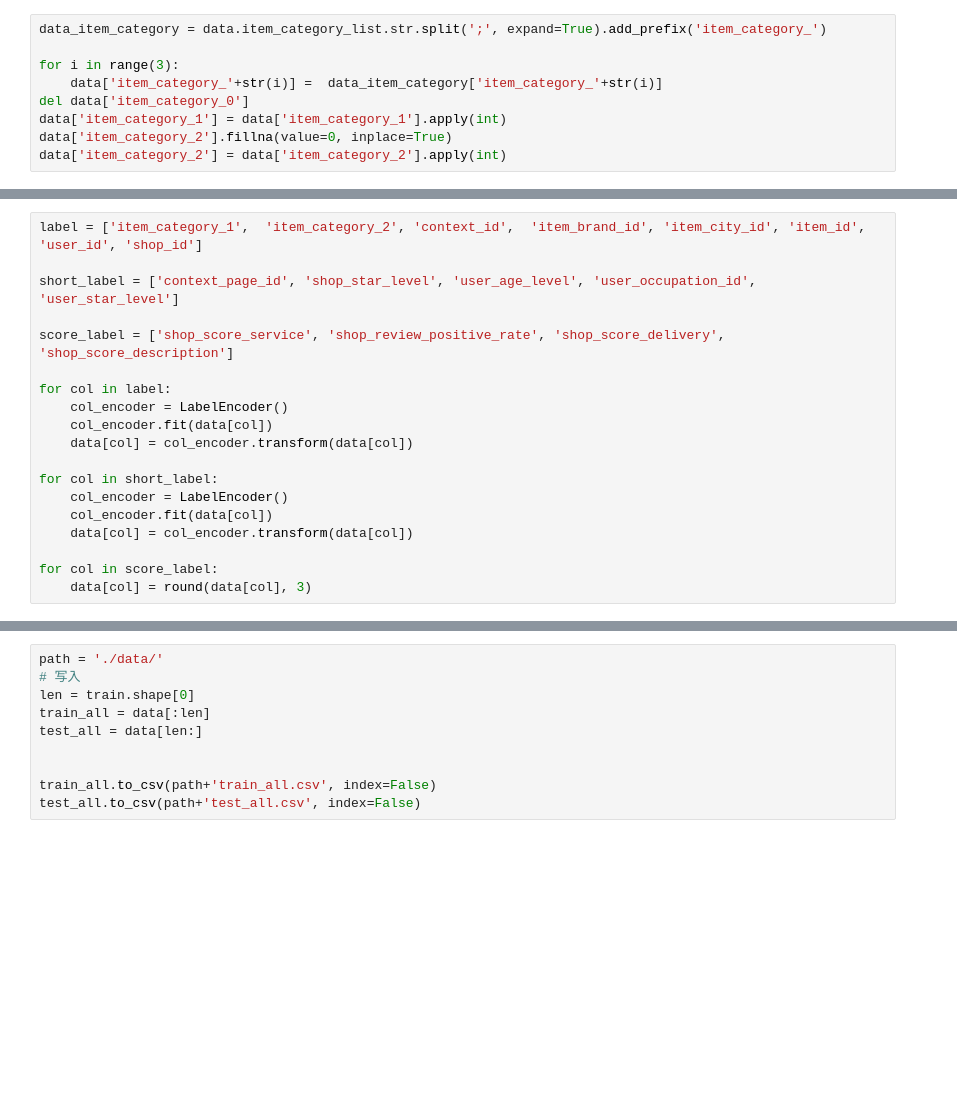
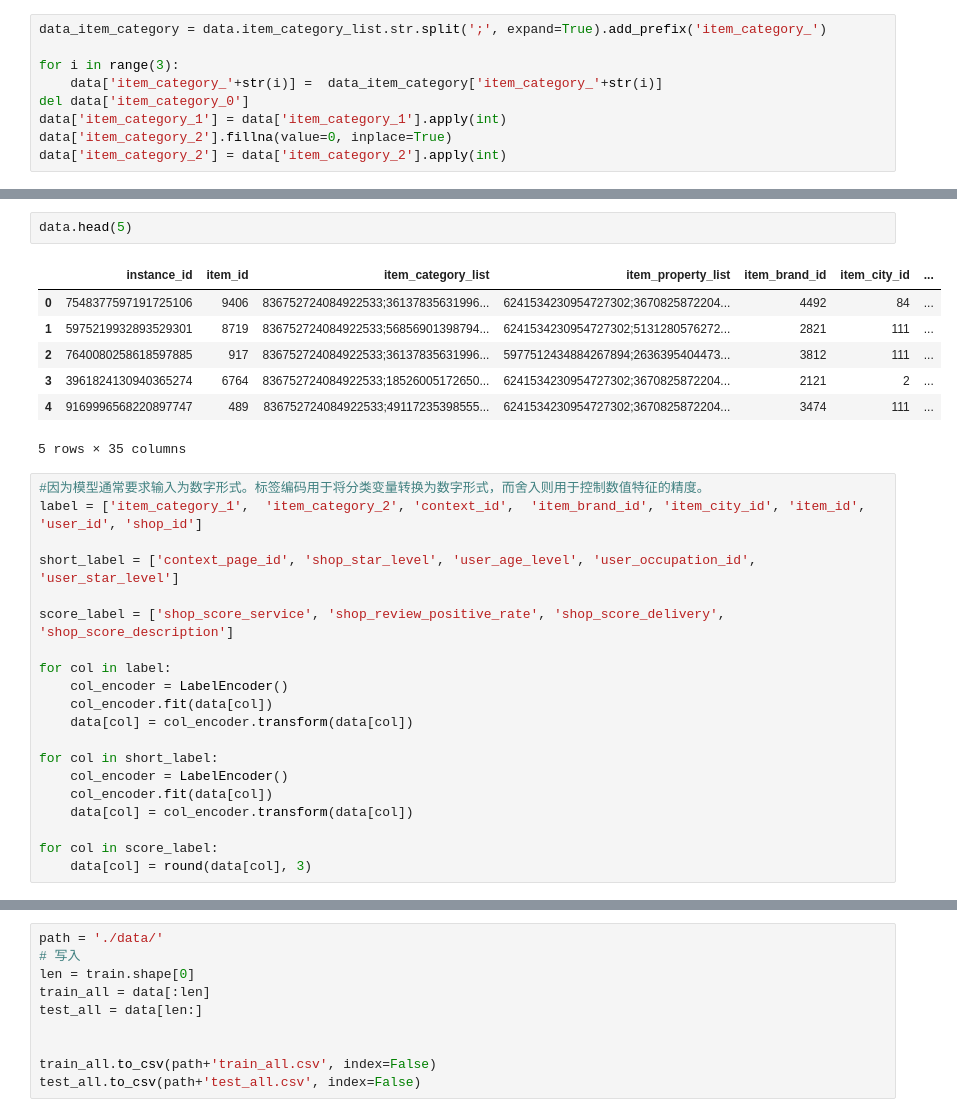
Before and after one commit to IBA6202MA/Search-Advertising-Conversion-Prediction, a Jupyter notebook: data_preprocess01.ipynb, the cells around one changed output, grey strips where cells are left out. Saved outputs shown, nothing was run; the diff lists cells and outputs as text; blank space fills up the shorter version.

```diff
--- a/data_preprocess01.ipynb
+++ b/data_preprocess01.ipynb
@@ -89,4 +110,15 @@ data['item_category_2'] = data['item_category_2'].apply(int)
+# %%
+data.head(5)
+# %% [output]
+|  | instance_id | item_id | item_category_list | item_property_list | item_brand_id | item_city_id | ... |
+| 0 | 7548377597191725106 | 9406 | 836752724084922533;36137835631996... | 6241534230954727302;3670825872204... | 4492 | 84 | ... |
+| 1 | 5975219932893529301 | 8719 | 836752724084922533;56856901398794... | 6241534230954727302;5131280576272... | 2821 | 111 | ... |
+| 2 | 7640080258618597885 | 917 | 836752724084922533;36137835631996... | 5977512434884267894;2636395404473... | 3812 | 111 | ... |
+| 3 | 3961824130940365274 | 6764 | 836752724084922533;18526005172650... | 6241534230954727302;3670825872204... | 2121 | 2 | ... |
+| 4 | 9169996568220897747 | 489 | 836752724084922533;49117235398555... | 6241534230954727302;3670825872204... | 3474 | 111 | ... |
+5 rows × 35 columns
 # %%
+#因为模型通常要求输入为数字形式。标签编码用于将分类变量转换为数字形式，而舍入则用于控制数值特征的精度。
 label = ['item_category_1',  'item_category_2', 'context_id',  'item_brand_id', 'item_city_id', 'item_id', 'user_id', 'shop_id']
 
 short_label = ['context_page_id', 'shop_star_level', 'user_age_level', 'user_occupation_id', 'user_star_level']
```
Also changed, not shown: parts of 18 cells of this notebook, 1 other file.
